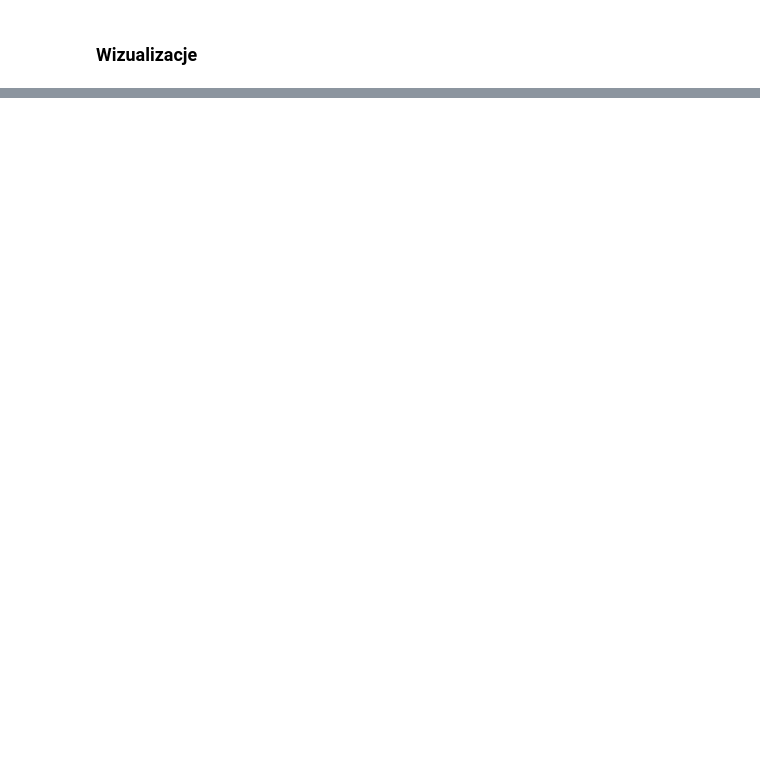
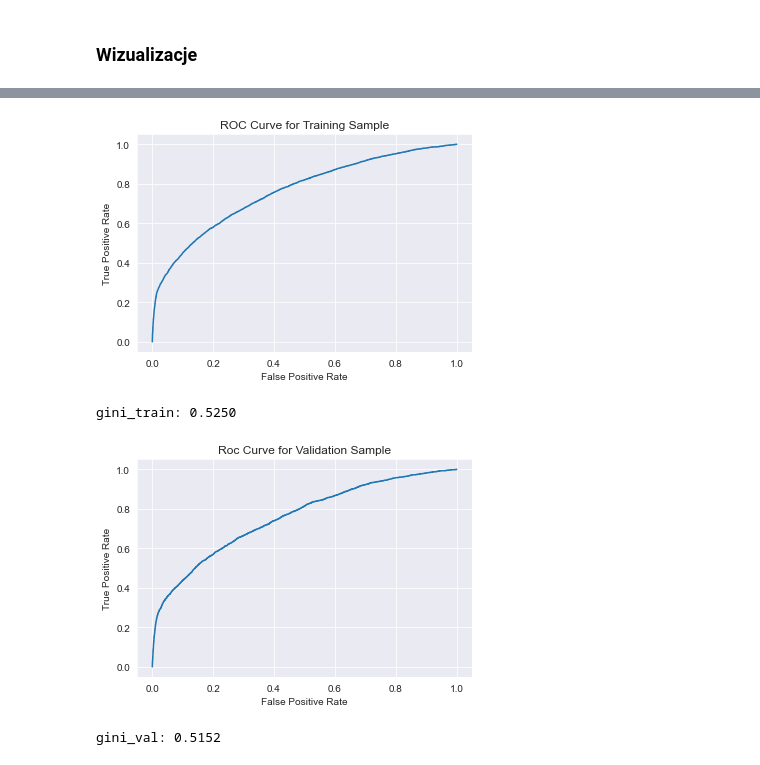
Before and after one commit to Koliber216/DontGetKicked-ML-Classification, a Jupyter notebook: model_notebooks/Logistic_regression.ipynb, the cells around one changed output, grey strips where cells are left out. Drawn from its saved outputs; the diff is of its cells as text; code cells hidden in the pictures; blank space fills up the shorter version.

```diff
--- a/model_notebooks/Logistic_regression.ipynb
+++ b/model_notebooks/Logistic_regression.ipynb
@@ -40,3 +41,8 @@ y_train = pd.read_csv("../preprocessed_data/y_train.csv")
 
 X_val  = pd.read_csv("../preprocessed_data/X_val.csv")
 y_val  = pd.read_csv("../preprocessed_data/y_val.csv")
+# %%
+log_reg = LogisticRegression(random_state=42).fit(X_train, y_train)
+
+show_scores(log_reg, X_train, y_train)
+show_scores(log_reg, X_val, y_val)
@@ -43,2 +67,5 @@ y_val  = pd.read_csv("../preprocessed_data/y_val.csv")
 # %%
-log_reg = LogisticRegression(random_state=42, class_weight='balanced').fit(X_train, y_train)
+log_reg_2 = LogisticRegression(random_state=42, class_weight='balanced').fit(X_train, y_train)
+
+show_scores(log_reg_2, X_train, y_train)
+show_scores(log_reg_2, X_val, y_val)
@@ -142,6 +217,13 @@ def gini_train_val(model, X_train, y_train, X_val, y_val):
     print("gini_val: %.4f" % gini_val)
 
     return
+# %%
+gini_train_val(log_reg, X_train, y_train, X_val, y_val)
+# %% [output]
+[figure, added]
+gini_train: 0.5250
+[figure, added]
+gini_val: 0.5152
 # %%
 gini_train_val(reg_search.best_estimator_, X_train, y_train, X_val, y_val)
 # %% [output]
```
Also changed, not shown: parts of 16 cells of this notebook, 3 other files.
